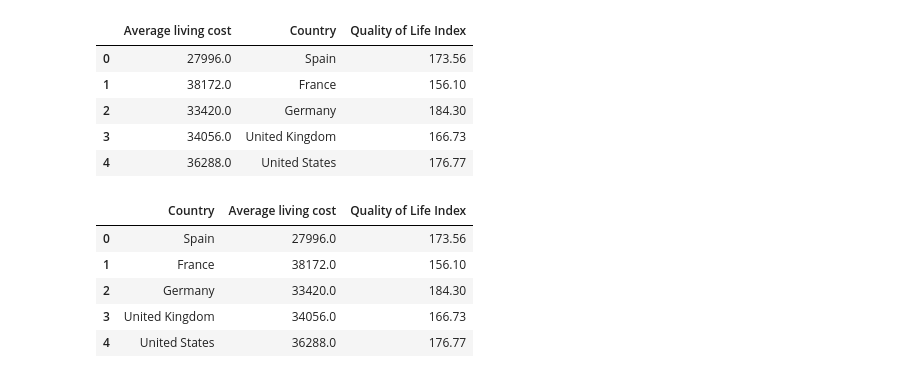
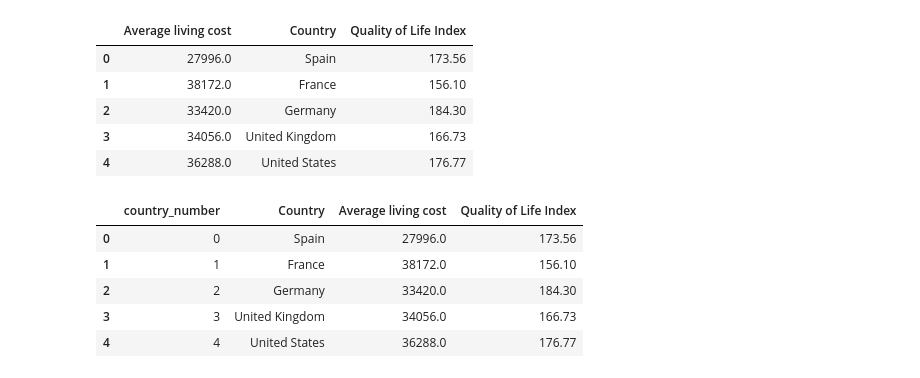
Before and after one commit to laurent-guerguy/Project-3-Our-Future-Data-Jobs-and-Salaries, a Jupyter notebook: Life_Quality_data.ipynb, the cells around one changed output. Saved outputs shown, nothing was run; the diff lists cells and outputs as text; code cells hidden in the pictures.

```diff
--- a/Life_Quality_data.ipynb
+++ b/Life_Quality_data.ipynb
@@ -27,7 +27,7 @@ These indices are relative to New York City (NYC). Which means that for New York
 Cost of Living Index (Excl. Rent) is a relative indicator of consumer goods prices, including groceries, restaurants, transportation and utilities. Cost of Living Index doesn't include accommodation expenses such as rent or mortgage. If a city has a Cost of Living Index of 120, it means Numbeo estimates it is 20% more expensive than New York (excluding rent).
 # %%
 cost = pd.read_csv('living_cost.csv')
-cost['Average living cost'] = cost['Average living cost'].apply(round)*12
+cost['Average living cost'] = cost['Average living cost']*12
 cost.info()
 # %% [output]
 <class 'pandas.core.frame.DataFrame'>
@@ -60,14 +60,15 @@ join
 | 3 | 34056.0 | United Kingdom | 166.73 |
 | 4 | 36288.0 | United States | 176.77 |
 # %%
-join = join.reindex(columns=['Country','Average living cost','Quality of Life Index'])
-join['country_number'] = pd.Series([])
+join['country_number'] = pd.Series([x for x in range(len(join))])
+join = join.reindex(columns=['country_number','Country','Average living cost','Quality of Life Index'])
+join
 # %% [output]
-|  | Country | Average living cost | Quality of Life Index |
-| 0 | Spain | 27996.0 | 173.56 |
-| 1 | France | 38172.0 | 156.10 |
-| 2 | Germany | 33420.0 | 184.30 |
-| 3 | United Kingdom | 34056.0 | 166.73 |
-| 4 | United States | 36288.0 | 176.77 |
+|  | country_number | Country | Average living cost | Quality of Life Index |
+| 0 | 0 | Spain | 27996.0 | 173.56 |
+| 1 | 1 | France | 38172.0 | 156.10 |
+| 2 | 2 | Germany | 33420.0 | 184.30 |
+| 3 | 3 | United Kingdom | 34056.0 | 166.73 |
+| 4 | 4 | United States | 36288.0 | 176.77 |
 # %%
 join.to_csv('Avg_and_quality.csv')
```
Also changed, not shown: 1 other file.
